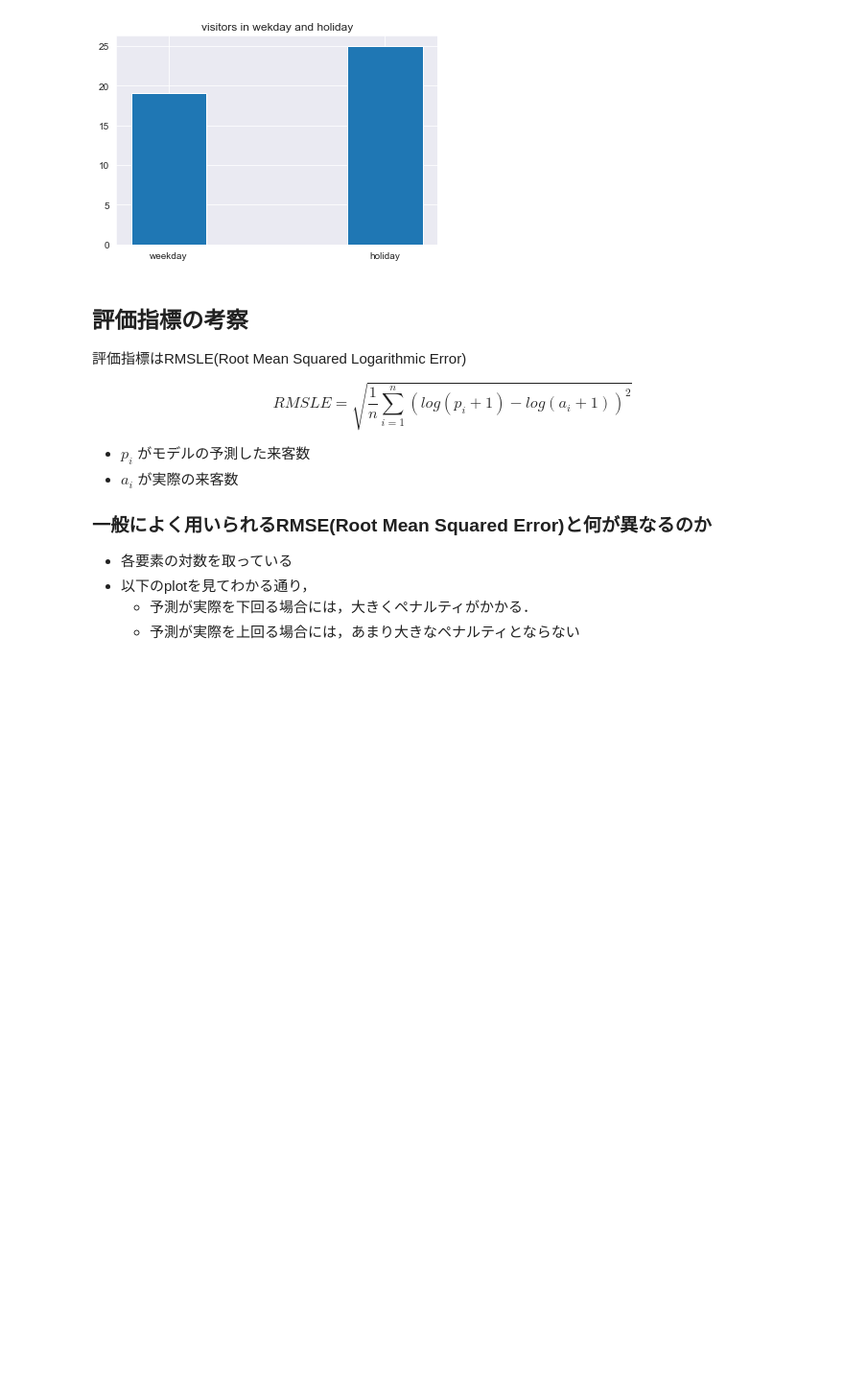
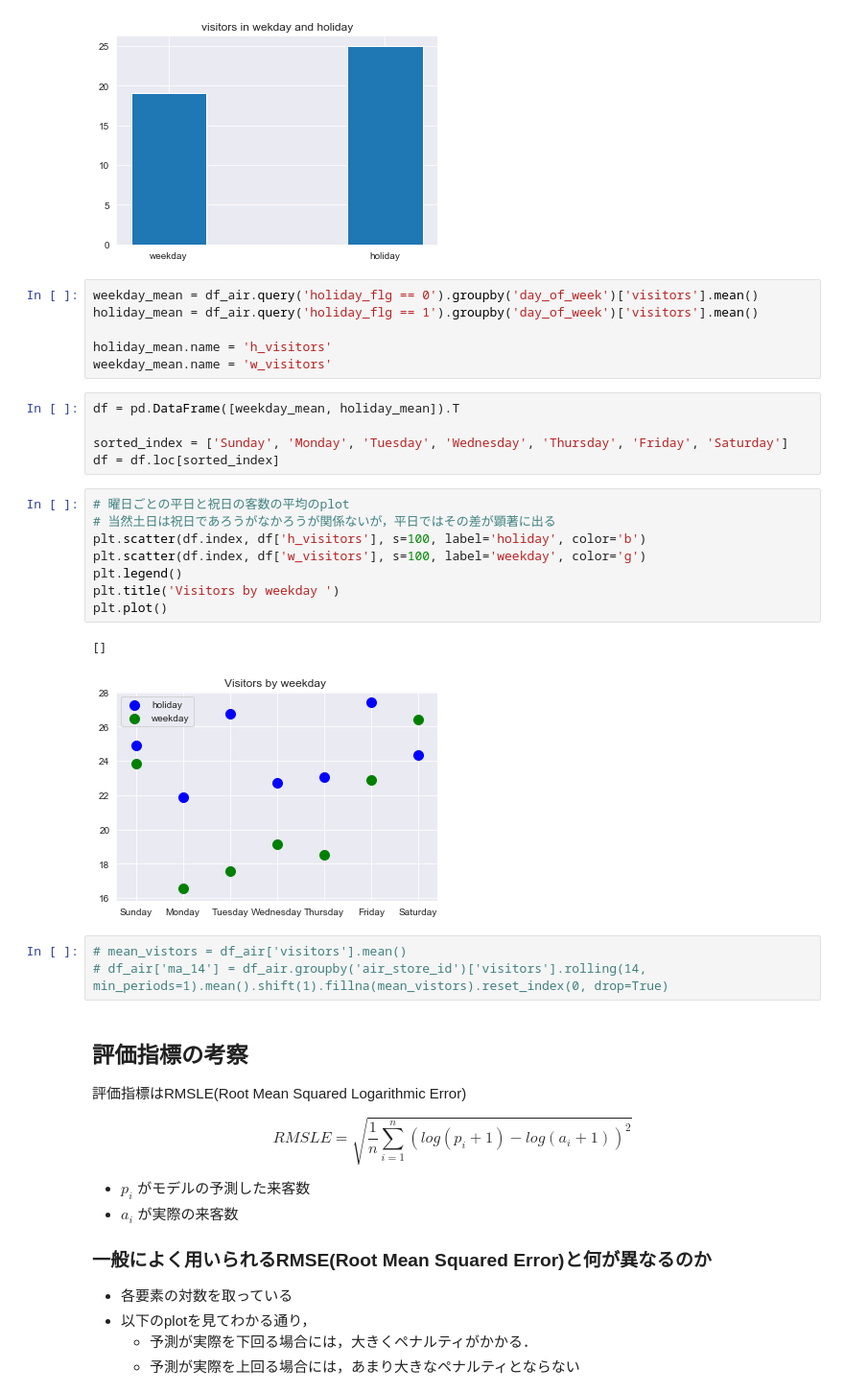
Before and after one commit to yutayamazaki/Recruit-Restaurant-Visitor-Forecasting, a Jupyter notebook: notebooks/EDA.ipynb, the cells around one changed output. Shown at 96% size. Drawn from its saved outputs; the diff is of its cells as text; blank space fills up the shorter version.

```diff
--- a/notebooks/EDA.ipynb
+++ b/notebooks/EDA.ipynb
@@ -379,6 +379,31 @@ plt.title('visitors in wekday and holiday')
 # %% [output]
 Text(0.5, 1.0, 'visitors in wekday and holiday')
 [figure]
+# %%
+weekday_mean = df_air.query('holiday_flg == 0').groupby('day_of_week')['visitors'].mean()
+holiday_mean = df_air.query('holiday_flg == 1').groupby('day_of_week')['visitors'].mean()
+
+holiday_mean.name = 'h_visitors'
+weekday_mean.name = 'w_visitors'
+# %%
+df = pd.DataFrame([weekday_mean, holiday_mean]).T
+
+sorted_index = ['Sunday', 'Monday', 'Tuesday', 'Wednesday', 'Thursday', 'Friday', 'Saturday']
+df = df.loc[sorted_index]
+# %%
+# 曜日ごとの平日と祝日の客数の平均のplot
+# 当然土日は祝日であろうがなかろうが関係ないが，平日ではその差が顕著に出る
+plt.scatter(df.index, df['h_visitors'], s=100, label='holiday', color='b')
+plt.scatter(df.index, df['w_visitors'], s=100, label='weekday', color='g')
+plt.legend()
+plt.title('Visitors by weekday ')
+plt.plot()
+# %% [output]
+[]
+[figure, added]
+# %%
+# mean_vistors = df_air['visitors'].mean()
+# df_air['ma_14'] = df_air.groupby('air_store_id')['visitors'].rolling(14, min_periods=1).mean().shift(1).fillna(mean_vistors).reset_index(0, drop=True)
 # %% [markdown]
 ## 評価指標の考察
 評価指標はRMSLE(Root Mean Squared Logarithmic Error)
```
Also changed, not shown: parts of 1 cell of this notebook, 1 other file.
